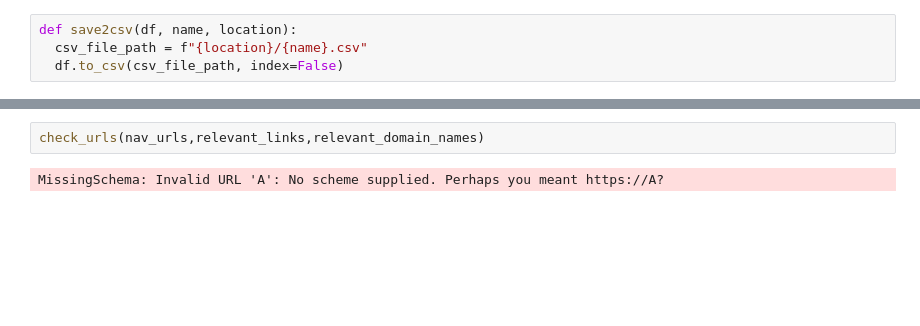
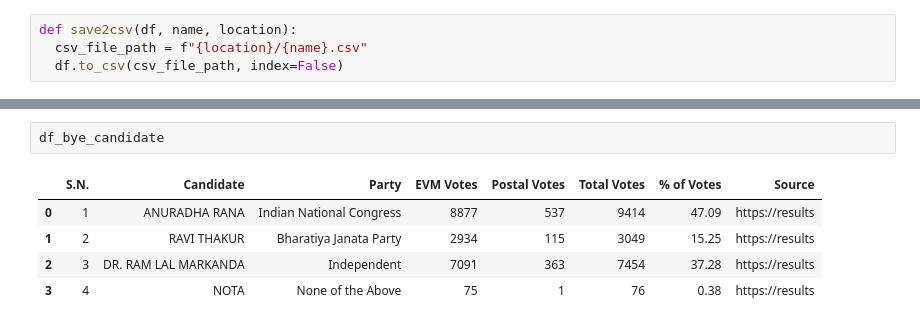
Before and after one commit to bryaanabraham/Election-Data-Analysis, a Jupyter notebook: Election_data.ipynb, the cells around one changed output, grey strips where cells are left out. Saved outputs shown, nothing was run; the diff lists cells and outputs as text; blank space fills up the shorter version.

```diff
--- a/Election_data.ipynb
+++ b/Election_data.ipynb
@@ -191,4 +208,8 @@ def check_urls(urls, relevant_links, relevant_domain_names):
-# %%
-check_urls(nav_urls,relevant_links,relevant_domain_names)
-# %% [output]
-MissingSchema: Invalid URL 'A': No scheme supplied. Perhaps you meant https://A?
+# %%
+df_bye_candidate
+# %% [output]
+|  | S.N. | Candidate | Party | EVM Votes | Postal Votes | Total Votes | % of Votes | Source |
+| 0 | 1 | ANURADHA RANA | Indian National Congress | 8877 | 537 | 9414 | 47.09 | https://results |
+| 1 | 2 | RAVI THAKUR | Bharatiya Janata Party | 2934 | 115 | 3049 | 15.25 | https://results |
+| 2 | 3 | DR. RAM LAL MARKANDA | Independent | 7091 | 363 | 7454 | 37.28 | https://results |
+| 3 | 4 | NOTA | None of the Above | 75 | 1 | 76 | 0.38 | https://results |
```
Also changed, not shown: parts of 16 cells of this notebook.
